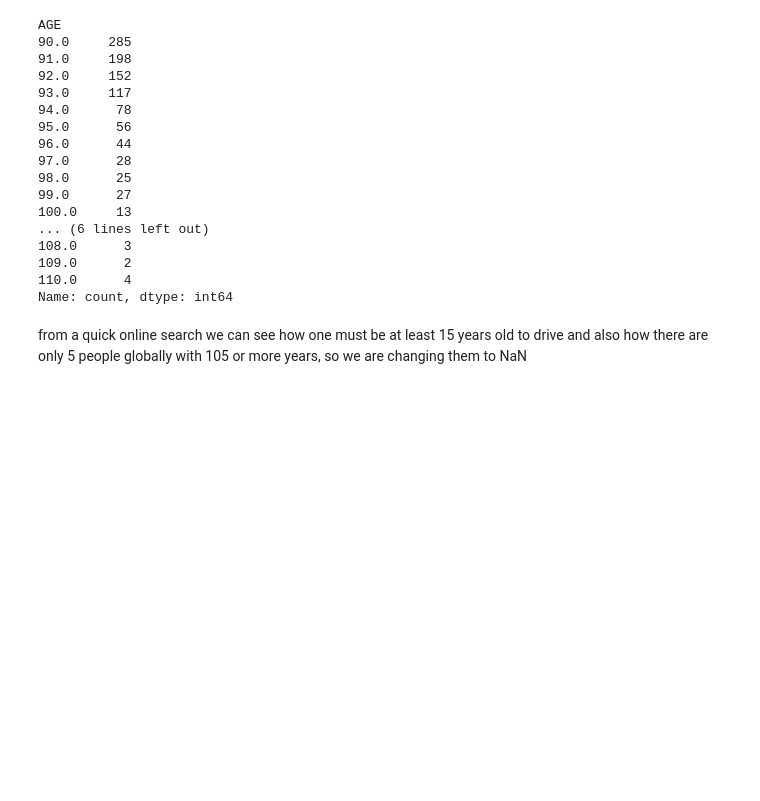
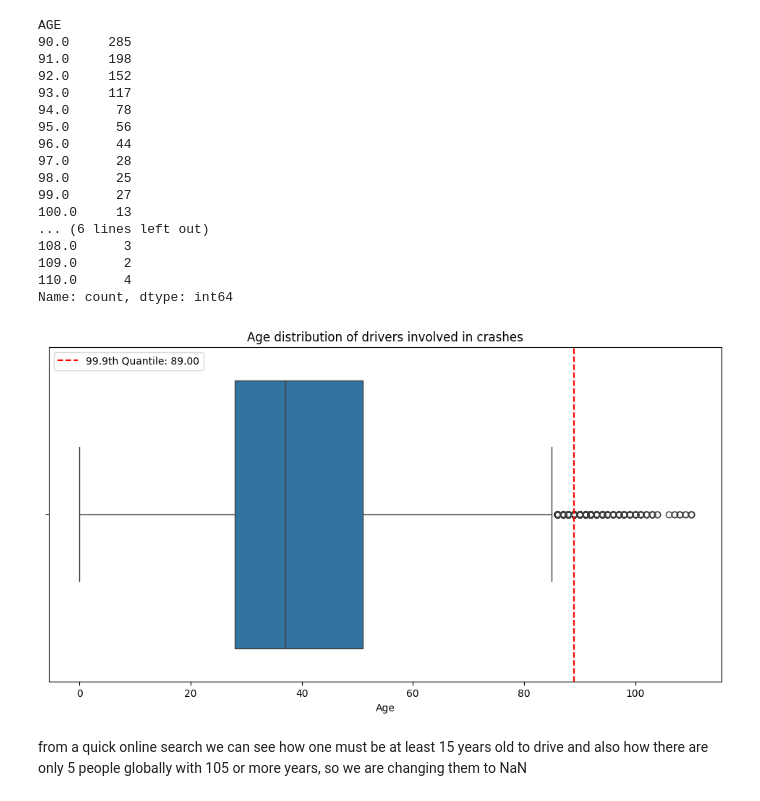
Before and after one commit to lavo2/DataMining-Project, a Jupyter notebook: 1-understanding.ipynb, the cells around one changed output. Saved outputs shown, nothing was run; the diff lists cells and outputs as text; code cells hidden in the pictures; blank space fills up the shorter version.

```diff
--- a/1-understanding.ipynb
+++ b/1-understanding.ipynb
@@ -2022,6 +2024,22 @@ AGE
 109.0      2
 110.0      4
 Name: count, dtype: int64
+# %%
+# box plot for age of drivers
+plt.figure(figsize=(12, 6))
+sns.boxplot(data=people[people['PERSON_TYPE'] == 'DRIVER'], x='AGE')
+
+age_999_quantile = people[people['PERSON_TYPE'] == 'DRIVER']['AGE'].quantile(0.999)
+
+plt.axvline(age_999_quantile, color='r', linestyle='--', label=f'99.9th Quantile: {age_999_quantile:.2f}')
+
+plt.xlabel('Age')
+plt.title('Age distribution of drivers involved in crashes')
+plt.legend()
+
+plt.show()
+# %% [output]
+[figure, added]
 # %% [markdown]
 from a quick online search we can see how one must be at least 15 years old to drive and also how there are only 5 people globally with 105 or more years, so we are changing them to NaN
 # %%
```
Also changed, not shown: parts of 20 cells of this notebook, 4 other files.
